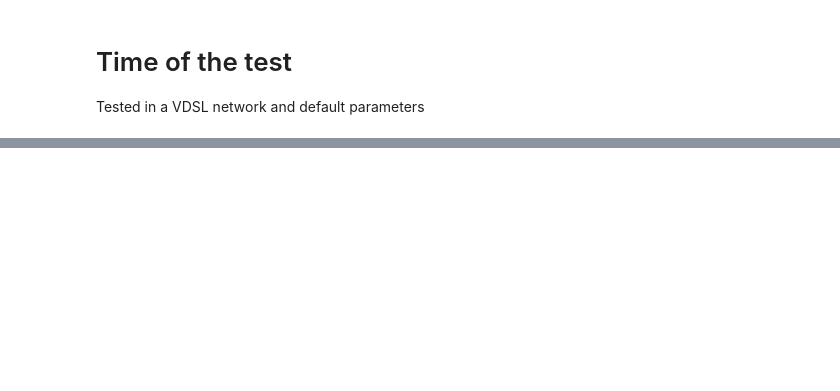
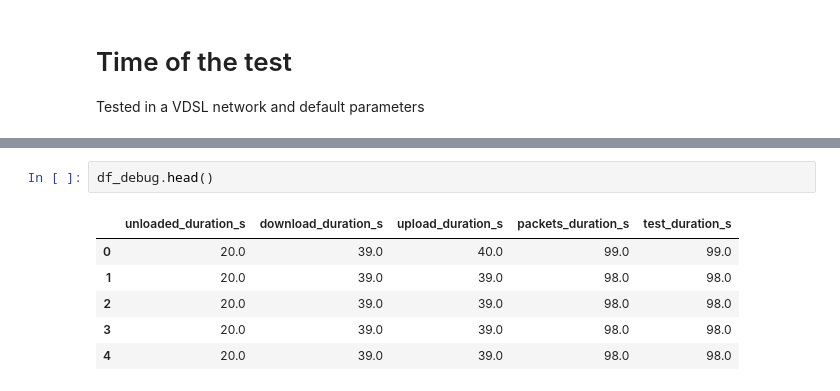
Before and after one commit to hsk2110/l2-network-conditions-web-perf, a Jupyter notebook: outputfiles/explore_time.ipynb, the cells around one changed output, grey strips where cells are left out. Drawn from its saved outputs; the diff is of its cells as text; blank space fills up the shorter version.

```diff
--- a/outputfiles/explore_time.ipynb
+++ b/outputfiles/explore_time.ipynb
@@ -28,3 +32,12 @@ df.head()
+# %%
+df_debug.head()
+# %% [output]
+|  | unloaded_duration_s | download_duration_s | upload_duration_s | packets_duration_s | test_duration_s |
+| 0 | 20.0 | 39.0 | 40.0 | 99.0 | 99.0 |
+| 1 | 20.0 | 39.0 | 39.0 | 98.0 | 98.0 |
+| 2 | 20.0 | 39.0 | 39.0 | 98.0 | 98.0 |
+| 3 | 20.0 | 39.0 | 39.0 | 98.0 | 98.0 |
+| 4 | 20.0 | 39.0 | 39.0 | 98.0 | 98.0 |
 # %%
 # pick duration columns (adjust if needed)
 duration_cols = [c for c in df.columns if c.endswith("_s")]
```
Also changed, not shown: parts of 3 cells of this notebook, 8 other files.
